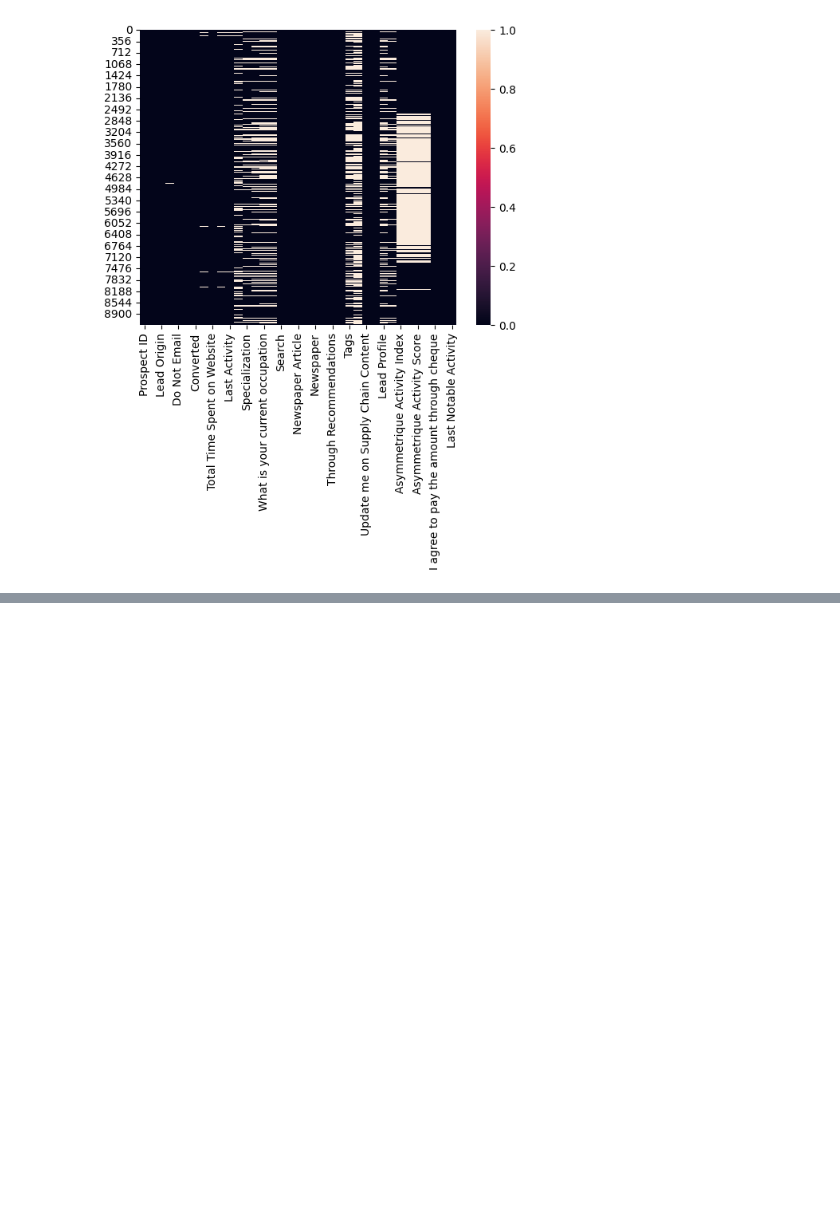
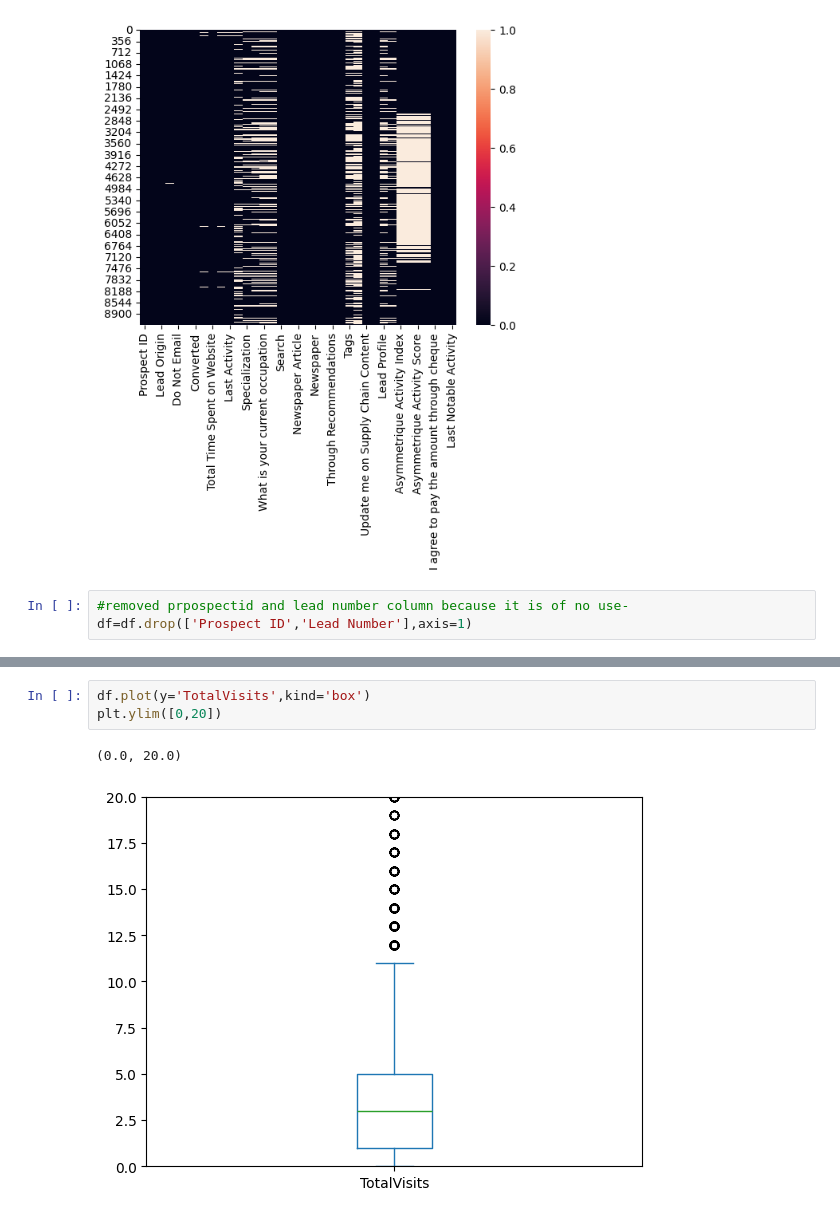
Before and after one commit to AayushParab44/Practical_Machine_Learning, a Jupyter notebook: Lead score/Leads_Logreg.ipynb, the cells around one changed output, grey strips where cells are left out. Saved outputs shown, nothing was run; the diff lists cells and outputs as text; blank space fills up the shorter version.

```diff
--- a/Lead score/Leads_Logreg.ipynb
+++ b/Lead score/Leads_Logreg.ipynb
@@ -57,3 +69,6 @@ sns.heatmap(df.isna())
 # %% [output]
 <Axes: >
 [figure]
+# %%
+#removed prpospectid and lead number column because it is of no use-
+df=df.drop(['Prospect ID','Lead Number'],axis=1)
@@ -59,0 +102,6 @@ sns.heatmap(df.isna())
+# %%
+df.plot(y='TotalVisits',kind='box')
+plt.ylim([0,20])
+# %% [output]
+(0.0, 20.0)
+[figure, added]
```
Also changed, not shown: parts of 14 cells of this notebook, 3 other files.
